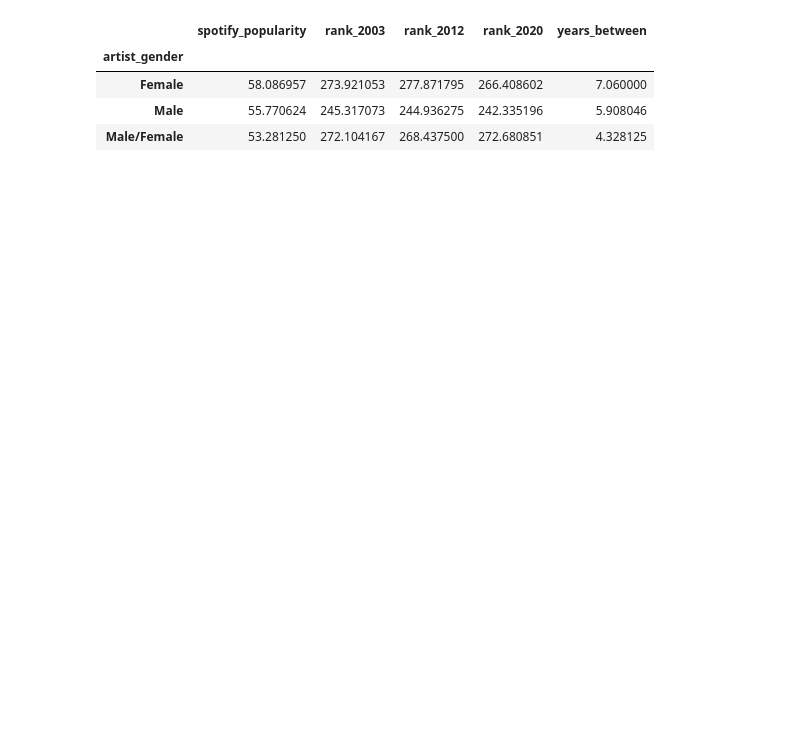
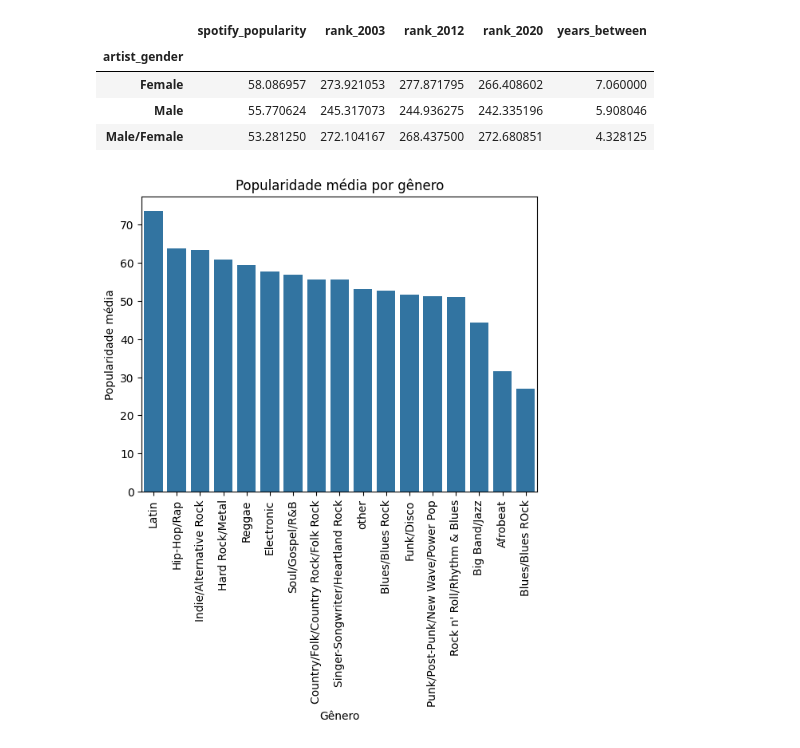
Before and after one commit to mateusono1/Melodia, a Jupyter notebook: Sofia/analise.ipynb, the cells around one changed output. Saved outputs shown, nothing was run; the diff lists cells and outputs as text; code cells hidden in the pictures; blank space fills up the shorter version.

```diff
--- a/Sofia/analise.ipynb
+++ b/Sofia/analise.ipynb
@@ -260,3 +261,18 @@ G
 | Female | 58.086957 | 273.921053 | 277.871795 | 266.408602 | 7.060000 |
 | Male | 55.770624 | 245.317073 | 244.936275 | 242.335196 | 5.908046 |
 | Male/Female | 53.281250 | 272.104167 | 268.437500 | 272.680851 | 4.328125 |
+# %%
+a=df.groupby(by="genre", as_index=False)["spotify_popularity"].mean()
+a = a.sort_values(by="spotify_popularity", ascending=False)
+# %%
+sns.barplot(x="genre", y="spotify_popularity", data=a)
+
+
+
+plt.title("Popularidade média por gênero")
+plt.ylabel("Popularidade média")
+plt.xlabel('Gênero')
+plt.xticks(rotation=90)
+plt.show()
+# %% [output]
+[figure, added]
```
Also changed, not shown: parts of 1 cell of this notebook, 1 other file.
